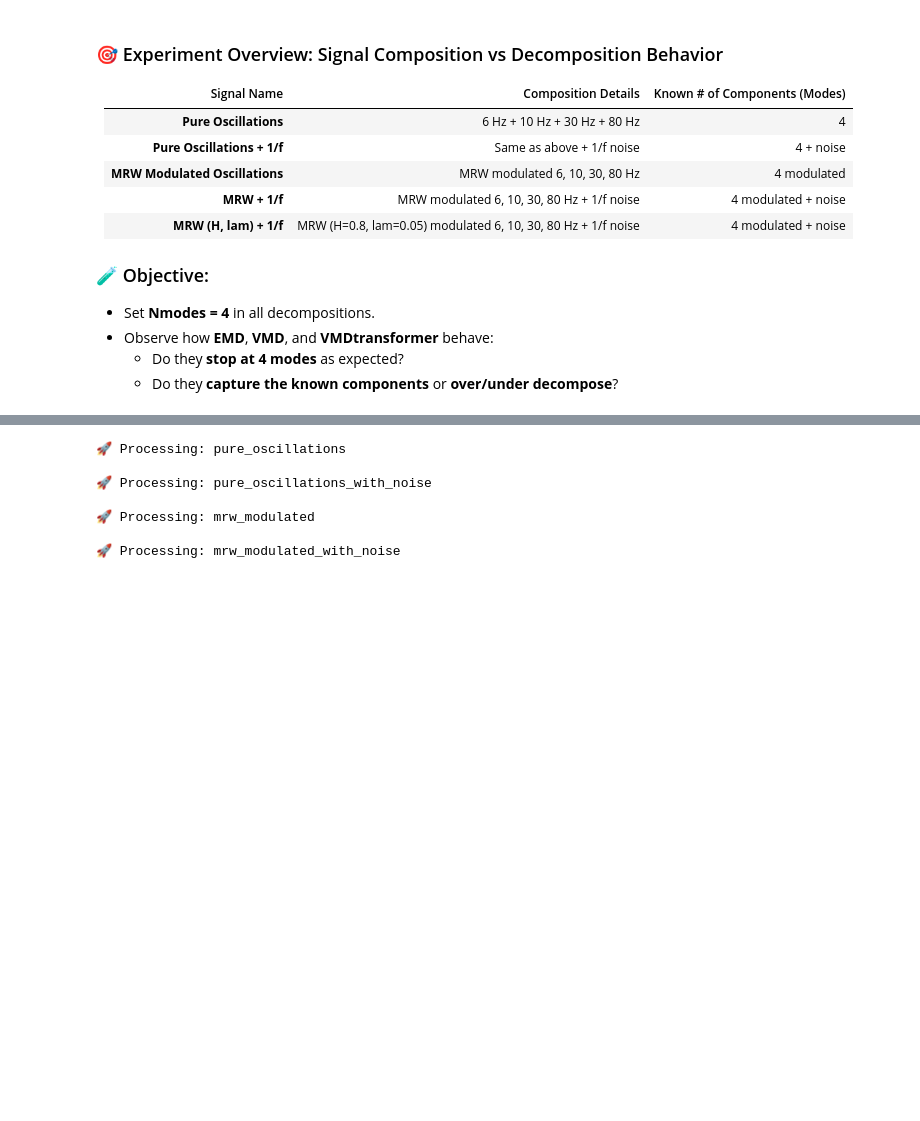
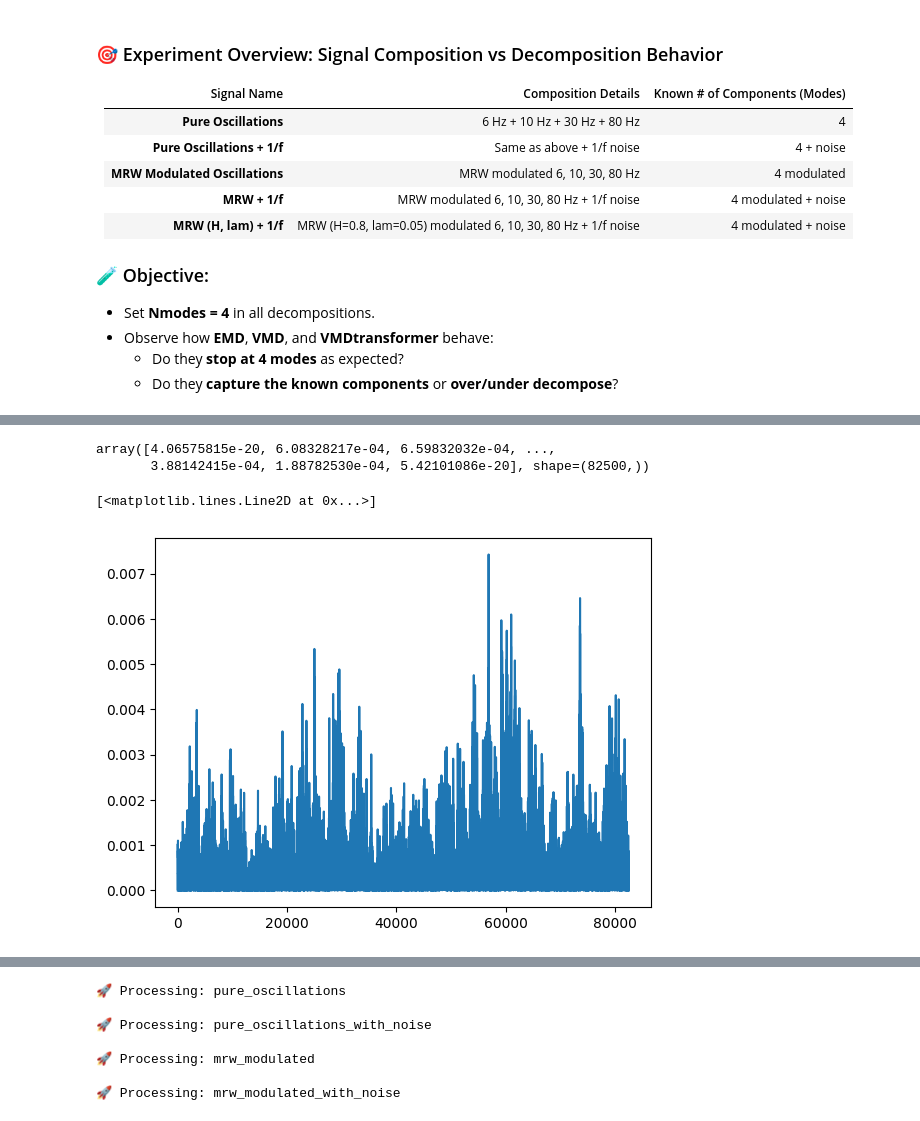
Before and after one commit to sbendimerad/mfa-internship, a Jupyter notebook: notebooks/03_signal_generation/signal_generation.ipynb, the cells around one changed output, grey strips where cells are left out. Drawn from its saved outputs; the diff is of its cells as text; code cells hidden in the pictures; blank space fills up the shorter version.

```diff
--- a/notebooks/03_signal_generation/signal_generation.ipynb
+++ b/notebooks/03_signal_generation/signal_generation.ipynb
@@ -60,0 +82,7 @@ mrw_modulated_with_noise = generate_synthetic_neural_signal(
+# %%
+mod  = generate_synthetic_neural_signal(
+    add_fbm_noise=False,
+    add_powerline=False,
+    c1=0.7,
+    c2=-0.04
+)
@@ -61,3 +107,13 @@ mrw_modulated_with_noise = generate_synthetic_neural_signal(
+# %%
+mod["test"]
+# %% [output]
+array([4.06575815e-20, 6.08328217e-04, 6.59832032e-04, ...,
+       3.88142415e-04, 1.88782530e-04, 5.42101086e-20], shape=(82500,))
+# %%
+plt.plot(mod["test"])
+# %% [output]
+[<matplotlib.lines.Line2D at 0x...>]
+[figure, added]
 # %%
 def plot_signals(signal_dicts, titles, fs=500, duration=300.0, max_points=None):
     """
```
Also changed, not shown: parts of 12 cells of this notebook, 2 other files.
